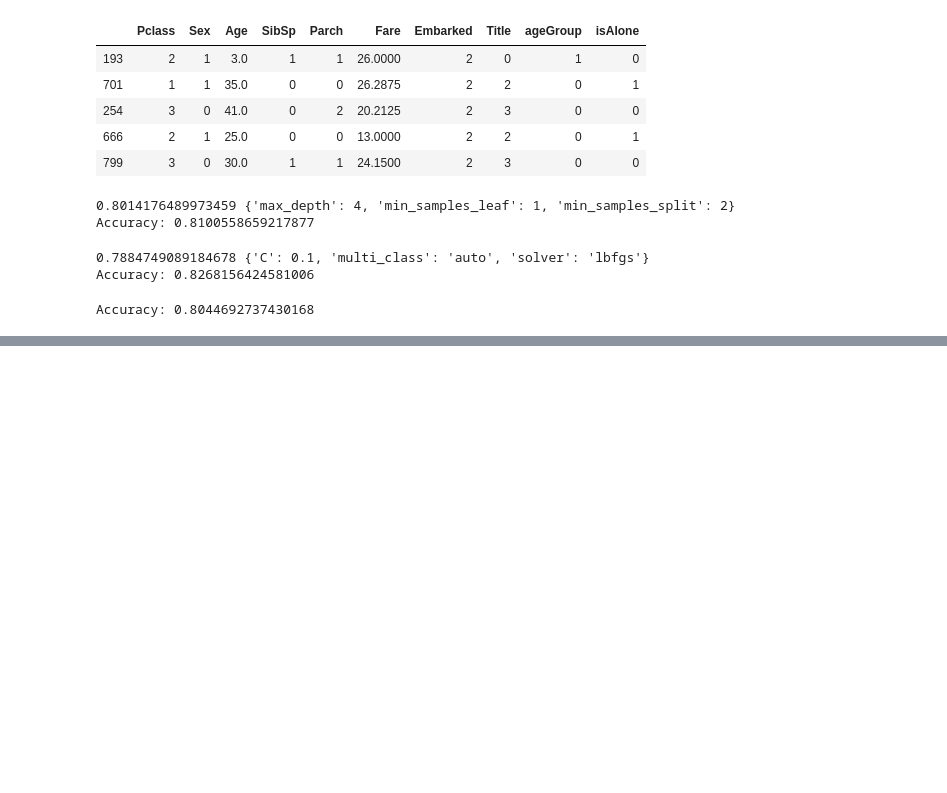
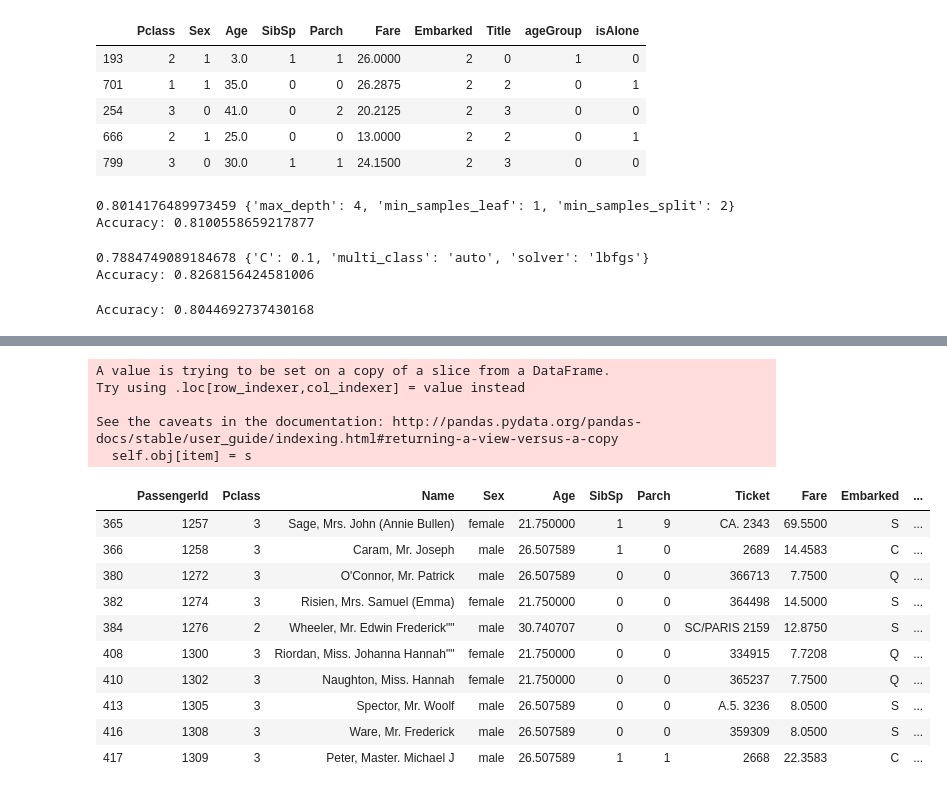
Before and after one commit to vccolombo/titanic-data-science, a Jupyter notebook: titanic.ipynb, the cells around one changed output, grey strips where cells are left out. Saved outputs shown, nothing was run; the diff lists cells and outputs as text; code cells hidden in the pictures; blank space fills up the shorter version.

```diff
--- a/titanic.ipynb
+++ b/titanic.ipynb
@@ -475,0 +478,3 @@ Accuracy: 0.8044692737430168
+# %%
+test = pd.read_csv("data/test.csv")
+test.head()
@@ -475,0 +507,9 @@ Accuracy: 0.8044692737430168
+# %%
+def get_title(name):
+    for word in name.split():
+        if '.' in word:
+            return word
+
+test_with_title = test
+test_with_title['Title'] = test_with_title['Name'].apply(get_title)
+test_with_title['Title'].value_counts()
@@ -475,0 +527,4 @@ Accuracy: 0.8044692737430168
+# %%
+most_common_titles = ['Mr.', 'Miss.', 'Mrs.', 'Master.']
+test_with_title['Title'] = test_with_title['Title'].apply(lambda x: x if x in most_common_titles else 'Other')
+test_with_title['Title'].value_counts()
@@ -475,0 +538,3 @@ Accuracy: 0.8044692737430168
+# %%
+test_drop_cabin = test_with_title.drop(['Cabin'], axis=1)
+test_drop_cabin.head()
@@ -475,0 +548,23 @@ Accuracy: 0.8044692737430168
+# %%
+test_age_null = test_drop_cabin[test_drop_cabin['Age'].isnull() == True]
+test_age_not_null = test_drop_cabin[test_drop_cabin['Age'].isnull() == False]
+
+test_age_null.loc[::, 'Age'] = test_age_null.apply(lambda x: age_mean[(x['Pclass'], x['Sex'])], axis=1)
+test_age_null.tail(10)
+# %% [output]
+A value is trying to be set on a copy of a slice from a DataFrame.
+Try using .loc[row_indexer,col_indexer] = value instead
+
+See the caveats in the documentation: http://pandas.pydata.org/pandas-docs/stable/user_guide/indexing.html#returning-a-view-versus-a-copy
+  self.obj[item] = s
+|  | PassengerId | Pclass | Name | Sex | Age | SibSp | Parch | Ticket | Fare | Embarked | ... |
+| 365 | 1257 | 3 | Sage, Mrs. John (Annie Bullen) | female | 21.750000 | 1 | 9 | CA. 2343 | 69.5500 | S | ... |
+| 366 | 1258 | 3 | Caram, Mr. Joseph | male | 26.507589 | 1 | 0 | 2689 | 14.4583 | C | ... |
+| 380 | 1272 | 3 | O'Connor, Mr. Patrick | male | 26.507589 | 0 | 0 | 366713 | 7.7500 | Q | ... |
+| 382 | 1274 | 3 | Risien, Mrs. Samuel (Emma) | female | 21.750000 | 0 | 0 | 364498 | 14.5000 | S | ... |
+| 384 | 1276 | 2 | Wheeler, Mr. Edwin Frederick"" | male | 30.740707 | 0 | 0 | SC/PARIS 2159 | 12.8750 | S | ... |
+| 408 | 1300 | 3 | Riordan, Miss. Johanna Hannah"" | female | 21.750000 | 0 | 0 | 334915 | 7.7208 | Q | ... |
+| 410 | 1302 | 3 | Naughton, Miss. Hannah | female | 21.750000 | 0 | 0 | 365237 | 7.7500 | Q | ... |
+| 413 | 1305 | 3 | Spector, Mr. Woolf | male | 26.507589 | 0 | 0 | A.5. 3236 | 8.0500 | S | ... |
+| 416 | 1308 | 3 | Ware, Mr. Frederick | male | 26.507589 | 0 | 0 | 359309 | 8.0500 | S | ... |
+| 417 | 1309 | 3 | Peter, Master. Michael J | male | 26.507589 | 1 | 1 | 2668 | 22.3583 | C | ... |
```
Also changed, not shown: parts of 28 cells of this notebook, 1 other file.
